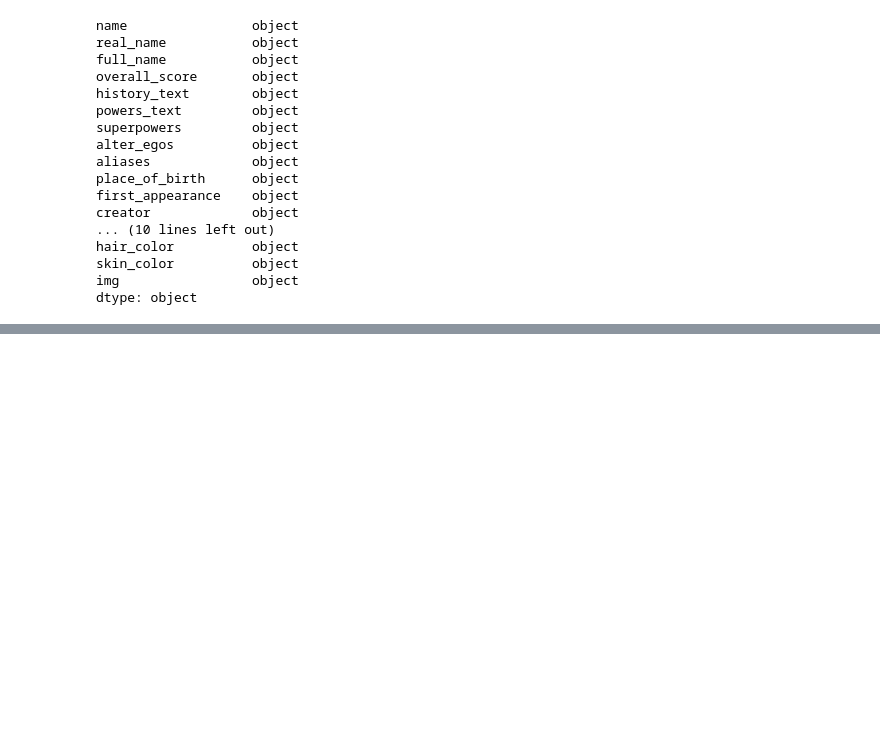
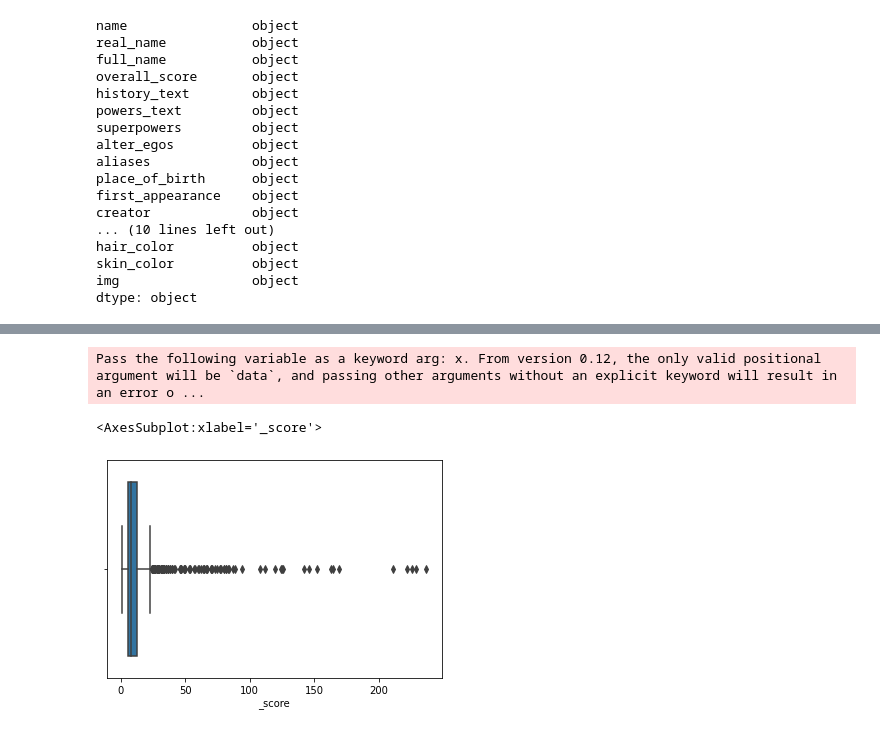
Before and after one commit to AlexandreGazagnes/ocr-donnees-textuelles, a Jupyter notebook: 00 text analysyis.ipynb, the cells around one changed output, grey strips where cells are left out. Saved outputs shown, nothing was run; the diff lists cells and outputs as text; code cells hidden in the pictures; blank space fills up the shorter version.

```diff
--- a/00 text analysyis.ipynb
+++ b/00 text analysyis.ipynb
@@ -306,0 +381,3 @@ dtype: float64
+# %%
+df = df[df.overall_score != "-"]
+df[df._score.isna()].overall_score.value_counts()
@@ -306,0 +423,3 @@ dtype: float64
+# %%
+df = df[df._score.notnull()]
+df.sort_values("_score",).tail(20)
@@ -306,0 +460,6 @@ dtype: float64
+# %%
+sns.boxplot(df._score)
+# %% [output]
+Pass the following variable as a keyword arg: x. From version 0.12, the only valid positional argument will be `data`, and passing other arguments without an explicit keyword will result in an error o ...
+<AxesSubplot:xlabel='_score'>
+[figure, added]
```
Also changed, not shown: parts of 125 cells of this notebook, 4 other files.
